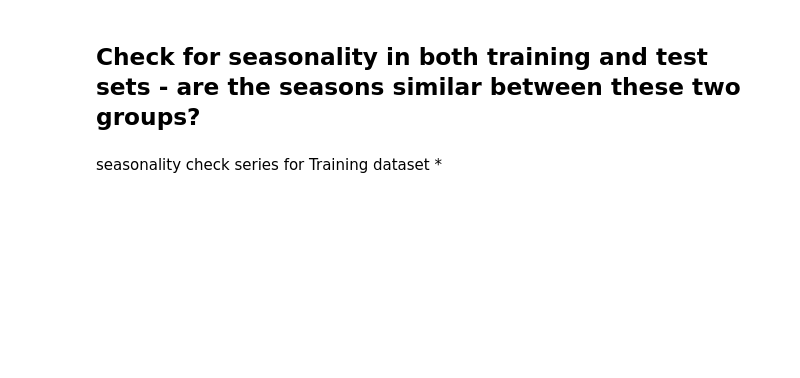
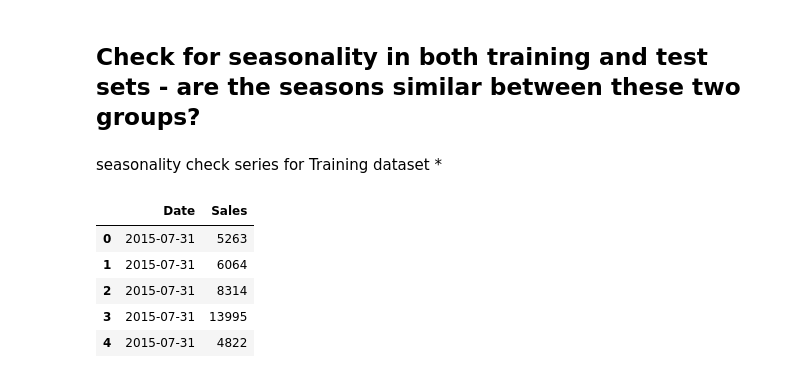
Before and after one commit to yonamg/Pharmaceutical-Sales-Prediction, a Jupyter notebook: notebook/Pharmacy_Sales_EDA.ipynb, the cells around one changed output. Saved outputs shown, nothing was run; the diff lists cells and outputs as text; code cells hidden in the pictures; blank space fills up the shorter version.

```diff
--- a/notebook/Pharmacy_Sales_EDA.ipynb
+++ b/notebook/Pharmacy_Sales_EDA.ipynb
@@ -205,0 +208,9 @@ seasonality check series for Training dataset *
+# %%
+time_series_train.head()
+# %% [output]
+|  | Date | Sales |
+| 0 | 2015-07-31 | 5263 |
+| 1 | 2015-07-31 | 6064 |
+| 2 | 2015-07-31 | 8314 |
+| 3 | 2015-07-31 | 13995 |
+| 4 | 2015-07-31 | 4822 |
```
Also changed, not shown: parts of 3 cells of this notebook.
